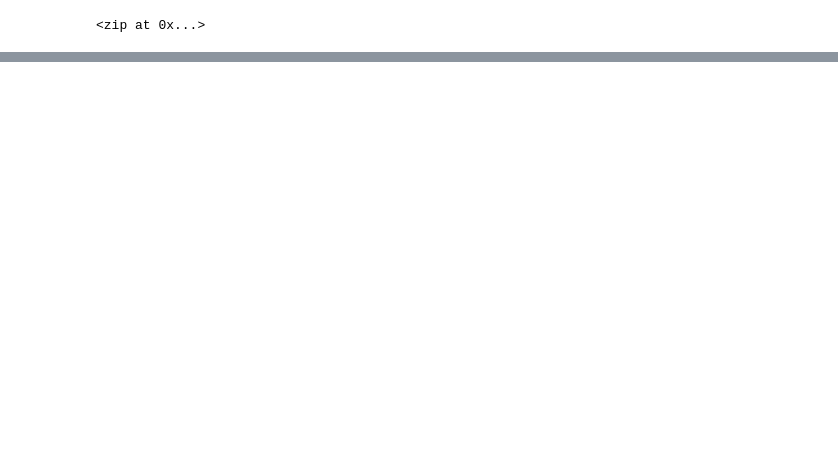
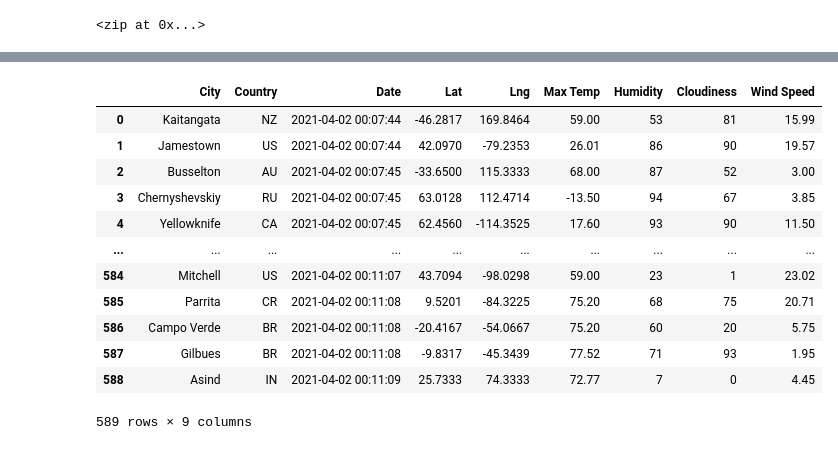
Before and after one commit to deyoungmatthew/World_Weather_Analysis, a Jupyter notebook: WeatherPy.ipynb, the cells around one changed output, grey strips where cells are left out. Drawn from its saved outputs; the diff is of its cells as text; code cells hidden in the pictures; blank space fills up the shorter version.

Commit message:
Added file with csv and new dataframe

```diff
--- a/WeatherPy.ipynb
+++ b/WeatherPy.ipynb
@@ -11,6 +11,6 @@ lats_lngs
 <zip at 0x...>
 # %%
 # Creating a lit out of lats and lngs from the zip
-coordinates = (lats_lngs)
+coordinates = list(lats_lngs)
 # %%
 from citipy import citipy
@@ -32,0 +38,13 @@ len(cities)
+# %%
+url = "http://api.openweathermap.org/data/2.5/weather?units=Imperial&APPID=" + weather_api_key
+# %%
+# Create empty list for city weather data
+city_data = []
+
+# print beginning of the logging
+print("Beginning Data Retrieval     ")
+print("-----------------------------")
+
+# Create Counters
+record_count = 1
+set_count = 1
@@ -32,0 +129,3 @@ len(cities)
+# %%
+city_data_df = pd.DataFrame(city_data)
+city_data_df.head(10)
@@ -32,0 +144,18 @@ len(cities)
+# %%
+new_column_order = ["City", "Country", "Date", "Lat", "Lng", "Max Temp", "Humidity", "Cloudiness", "Wind Speed"]
+city_data_df = city_data_df[new_column_order]
+city_data_df
+# %% [output]
+|  | City | Country | Date | Lat | Lng | Max Temp | Humidity | Cloudiness | Wind Speed |
+| 0 | Kaitangata | NZ | 2021-04-02 00:07:44 | -46.2817 | 169.8464 | 59.00 | 53 | 81 | 15.99 |
+| 1 | Jamestown | US | 2021-04-02 00:07:44 | 42.0970 | -79.2353 | 26.01 | 86 | 90 | 19.57 |
+| 2 | Busselton | AU | 2021-04-02 00:07:45 | -33.6500 | 115.3333 | 68.00 | 87 | 52 | 3.00 |
+| 3 | Chernyshevskiy | RU | 2021-04-02 00:07:45 | 63.0128 | 112.4714 | -13.50 | 94 | 67 | 3.85 |
+| 4 | Yellowknife | CA | 2021-04-02 00:07:45 | 62.4560 | -114.3525 | 17.60 | 93 | 90 | 11.50 |
+| ... | ... | ... | ... | ... | ... | ... | ... | ... | ... |
+| 584 | Mitchell | US | 2021-04-02 00:11:07 | 43.7094 | -98.0298 | 59.00 | 23 | 1 | 23.02 |
+| 585 | Parrita | CR | 2021-04-02 00:11:08 | 9.5201 | -84.3225 | 75.20 | 68 | 75 | 20.71 |
+| 586 | Campo Verde | BR | 2021-04-02 00:11:08 | -20.4167 | -54.0667 | 75.20 | 60 | 20 | 5.75 |
+| 587 | Gilbues | BR | 2021-04-02 00:11:08 | -9.8317 | -45.3439 | 77.52 | 71 | 93 | 1.95 |
+| 588 | Asind | IN | 2021-04-02 00:11:09 | 25.7333 | 74.3333 | 72.77 | 7 | 0 | 4.45 |
+589 rows × 9 columns
```
Also changed, not shown: parts of 8 cells of this notebook, 4 other files.
